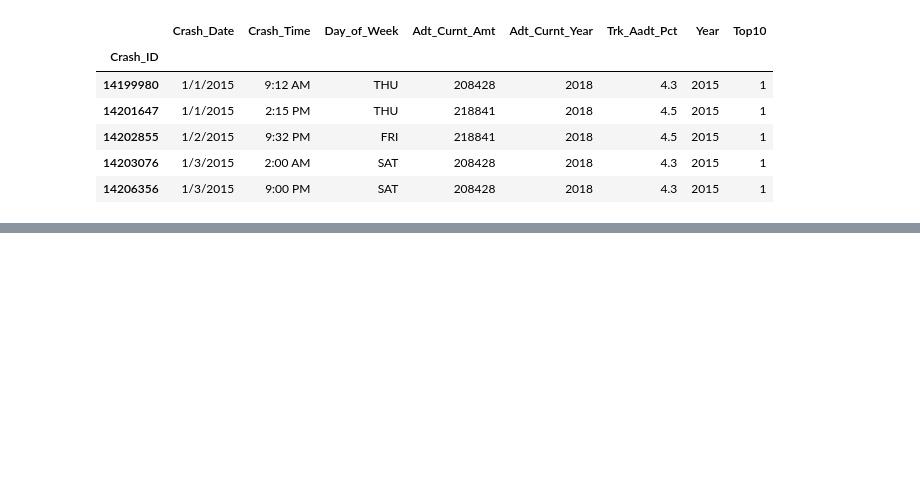
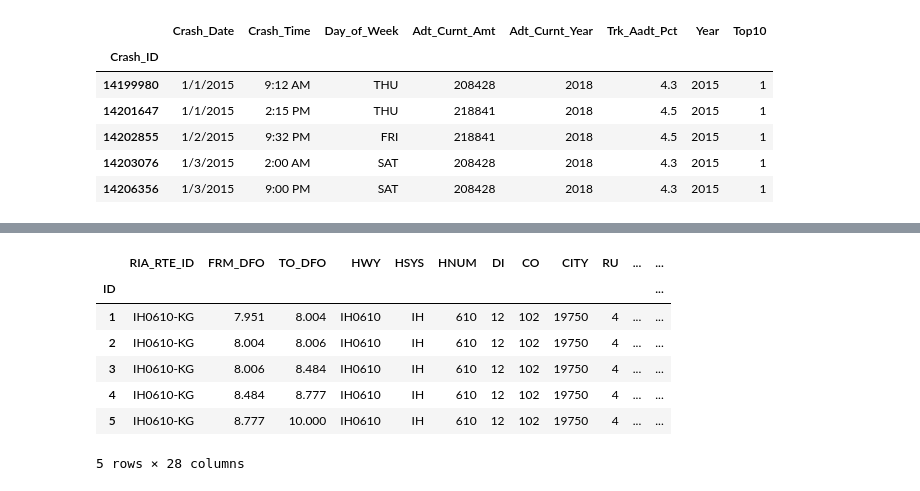
Before and after one commit to sphan35/predictive_crash_final, a Jupyter notebook: Accident_Cleaning.ipynb, the cells around one changed output, grey strips where cells are left out. Saved outputs shown, nothing was run; the diff lists cells and outputs as text; code cells hidden in the pictures; blank space fills up the shorter version.

```diff
--- a/Accident_Cleaning.ipynb
+++ b/Accident_Cleaning.ipynb
@@ -91,2 +136,14 @@ Accident.head()
 # %%
 # Create Accident_Top10 dataframe
+Accident_Top10 = accident_data_top10[['ID','RIA_RTE_ID','FRM_DFO','TO_DFO','HWY','HSYS','HNUM', 'DI', 'CO', 'CITY', 'RU', 'F_SYSTEM', 'SPD_MAX', 'HP_MED_W', 'NUM_LANES', 'SUR_W', 'ADT_YEAR', 'ADT_CUR', 'ADT_ADJ', 'TRK_AADT_PCT', 'AADT_TRUCKS', 'LANE_WIDTH', 'LEN_SEC','LN_MILES','DVMT','DTRKVMT','top10','Corridor_ID','Shape_Length']].set_index('ID')
+
+Accident_Top10.head()
+# %% [output]
+|  | RIA_RTE_ID | FRM_DFO | TO_DFO | HWY | HSYS | HNUM | DI | CO | CITY | RU | ... | ... |
+| ID |  |  |  |  |  |  |  |  |  |  |  | ... |
+| 1 | IH0610-KG | 7.951 | 8.004 | IH0610 | IH | 610 | 12 | 102 | 19750 | 4 | ... | ... |
+| 2 | IH0610-KG | 8.004 | 8.006 | IH0610 | IH | 610 | 12 | 102 | 19750 | 4 | ... | ... |
+| 3 | IH0610-KG | 8.006 | 8.484 | IH0610 | IH | 610 | 12 | 102 | 19750 | 4 | ... | ... |
+| 4 | IH0610-KG | 8.484 | 8.777 | IH0610 | IH | 610 | 12 | 102 | 19750 | 4 | ... | ... |
+| 5 | IH0610-KG | 8.777 | 10.000 | IH0610 | IH | 610 | 12 | 102 | 19750 | 4 | ... | ... |
+5 rows × 28 columns
```
Also changed, not shown: parts of 13 cells of this notebook, 5 other files.
